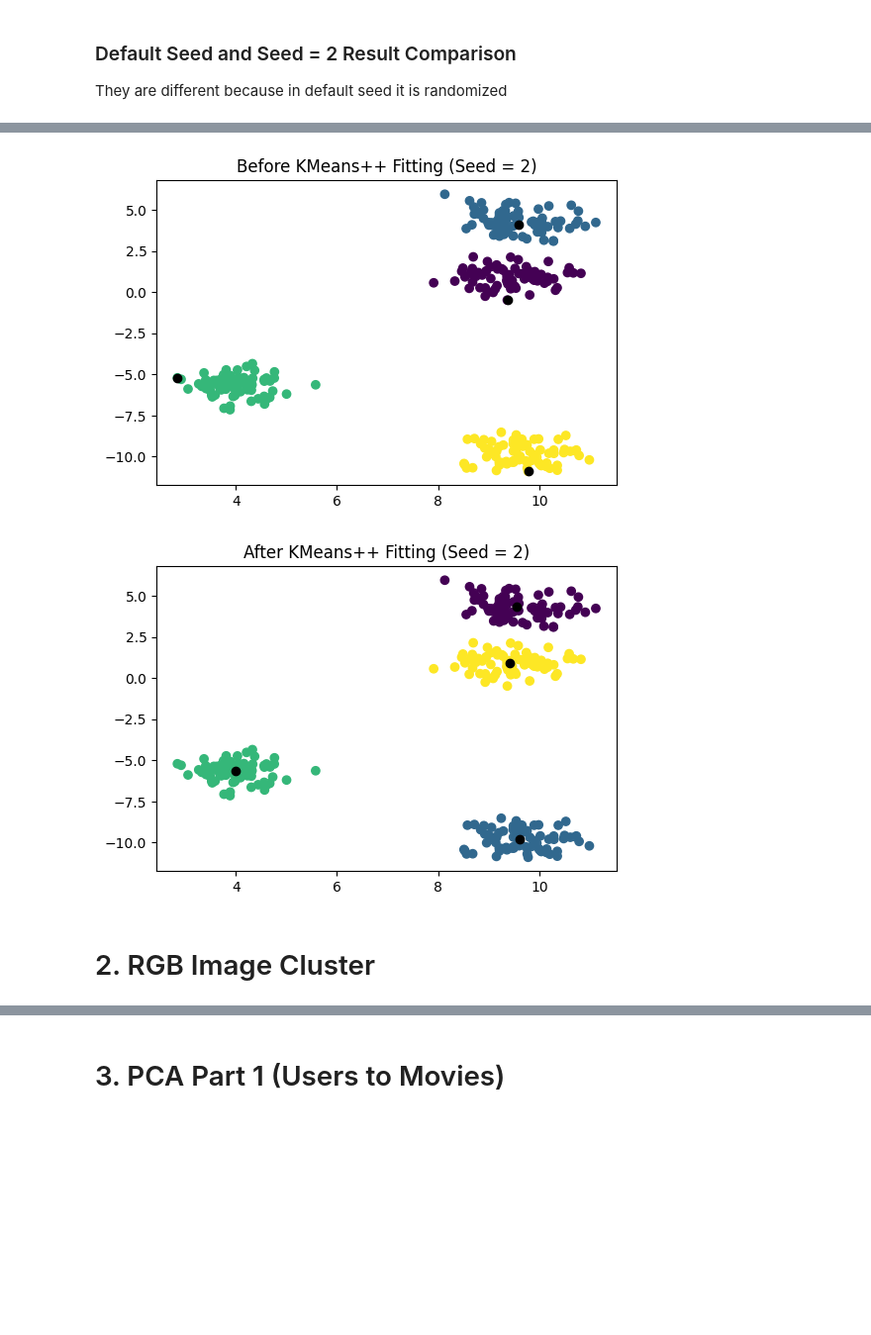
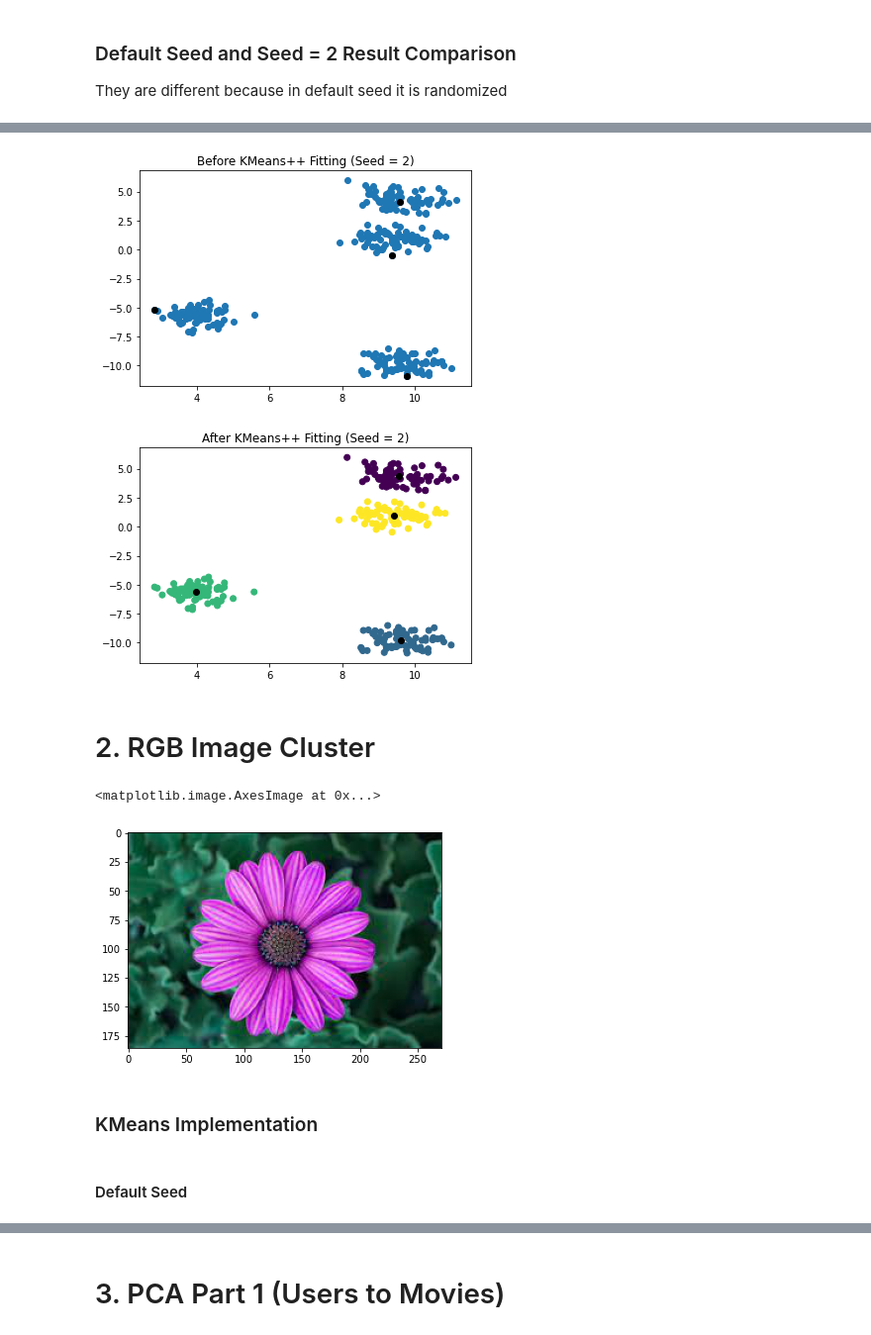
Before and after one commit to tasnimahmed11/applied-ml-spring-2023, a Jupyter notebook: MiniProject_4_KMeansPCA.ipynb, the cells around one changed output, grey strips where cells are left out. Shown at 99% size. Drawn from its saved outputs; the diff is of its cells as text; code cells hidden in the pictures; blank space fills up the shorter version.

```diff
--- a/MiniProject_4_KMeansPCA.ipynb
+++ b/MiniProject_4_KMeansPCA.ipynb
@@ -188,15 +189,24 @@ for i in range(100):
 # %%
 # plot the graph with the updated centroids
-plot_graph("Before KMeans++ Fitting (Seed = 2)", initial_centroids_2, X_blob, y_blob)
+plot_graph("Before KMeans++ Fitting (Seed = 2)", initial_centroids_2, X_blob)
 
 # plot the graph with the updated centroids
 plot_graph("After KMeans++ Fitting (Seed = 2)", updated_centroids_2, X_blob, x_labels_2)
 # %% [output]
-[figure, old version]
+[figure, new version]
-[figure, old version]
+[figure, new version]
 # %% [markdown]
 # 2. RGB Image Cluster
 # %%
 from PIL import Image
 import cv2
 from numpy import asarray
+# %%
+image = Image.open('flower.jpeg', mode = 'r')
+image_copy = np.copy(image)
+image_copy = cv2.cvtColor(image_copy, cv2.COLOR_BGR2RGB) #it is a 3d array
+
+plt.imshow(image_copy)
+# %% [output]
+<matplotlib.image.AxesImage at 0x...>
+[figure, added]
@@ -202,0 +215,2 @@ from numpy import asarray
+# %% [markdown]
+### KMeans Implementation
@@ -203 +227,3 @@ from numpy import asarray
+# %% [markdown]
+#### Default Seed
 # %%
```
Also changed, not shown: parts of 60 cells of this notebook.
